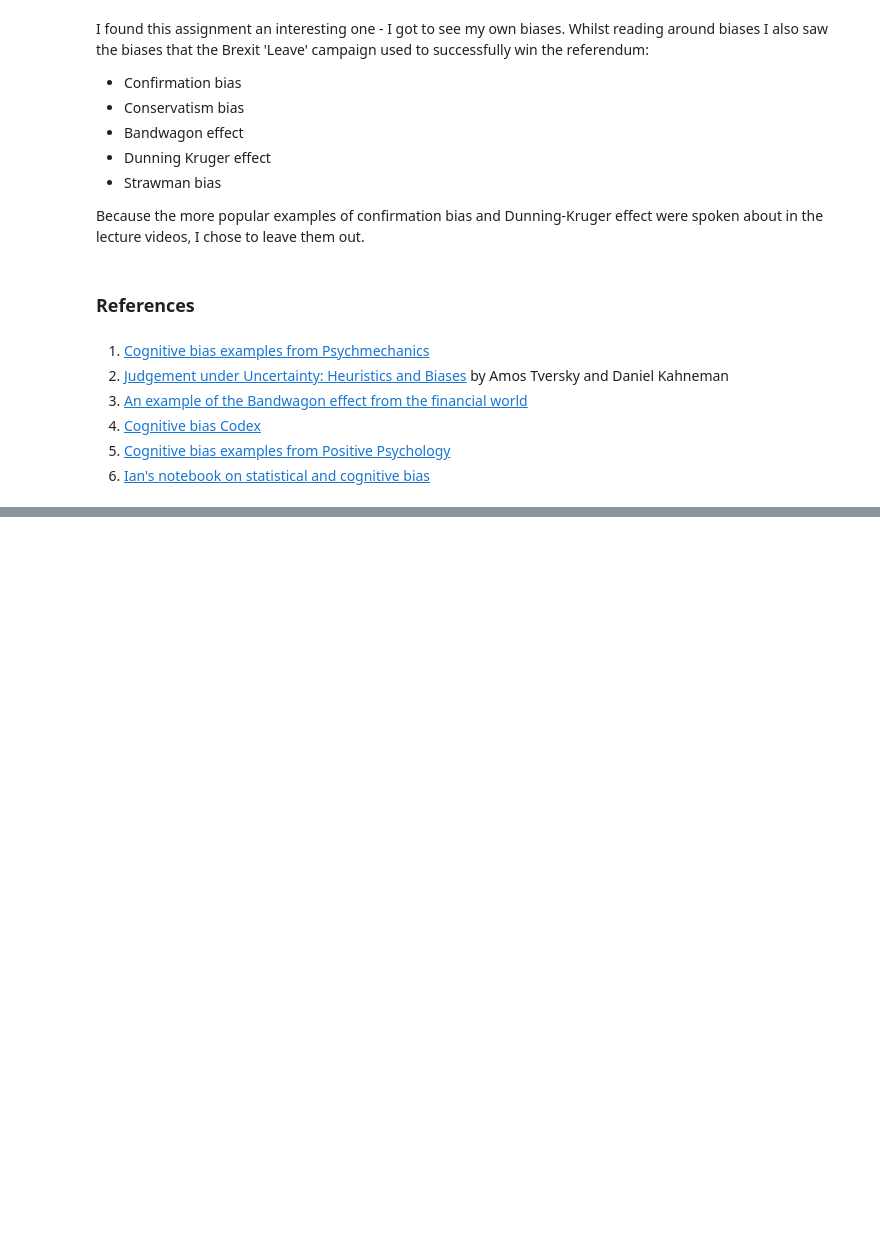
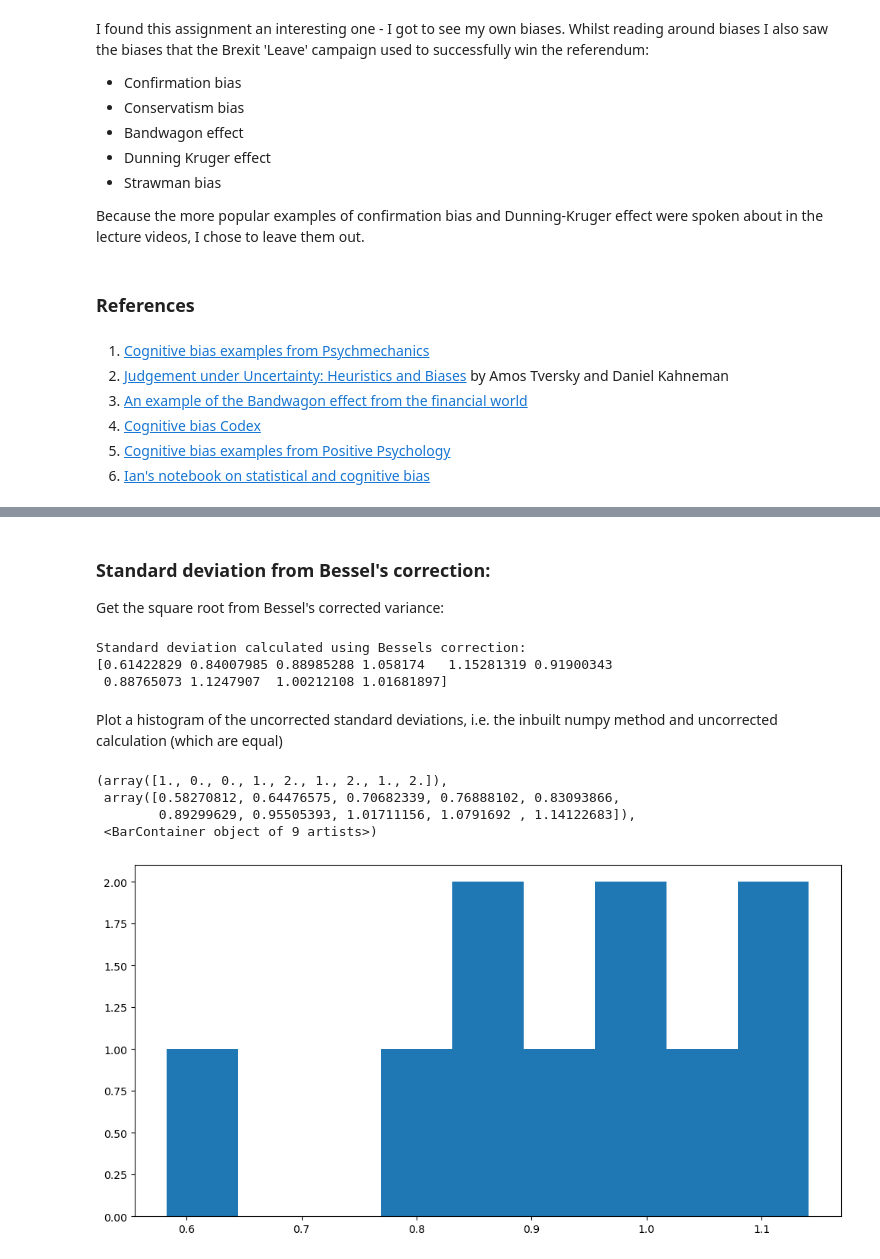
Before and after one commit to fabiofabrizi/fun-data-analysis, a Jupyter notebook: practicals/03-Bias-ex.ipynb, the cells around one changed output, grey strips where cells are left out. Cells and saved outputs as stored; diff of their text form; code cells hidden in the pictures; blank space fills up the shorter version.

```diff
--- a/practicals/03-Bias-ex.ipynb
+++ b/practicals/03-Bias-ex.ipynb
@@ -45,0 +55,10 @@ Because the more popular examples of confirmation bias and Dunning-Kruger effect
+# %%
+#input_sample = np.linspace(0, 100.0, num=11.0)
+#input_sample = np.linspace(0.0, 100.0, num=11)
+
+#print(input_sample)
+
+input_sample2 = [10, 20, 30, 40, 50, 60, 70, 80, 90, 100]
+# Convert to numpy array
+sample_sizes = np.asarray(input_sample2)
+sample_sizes
@@ -45,0 +219,23 @@ Because the more popular examples of confirmation bias and Dunning-Kruger effect
+# %% [markdown]
+### Standard deviation from Bessel's correction:
+Get the square root from Bessel's corrected variance:
+# %%
+print(f'\nStandard deviation calculated using Bessels correction: \n{std_dev_Bes}')
+# %% [output]
+Standard deviation calculated using Bessels correction:
+[0.61422829 0.84007985 0.88985288 1.058174   1.15281319 0.91900343
+ 0.88765073 1.1247907  1.00212108 1.01681897]
+# %% [markdown]
+Plot a histogram of the uncorrected standard deviations, i.e. the inbuilt numpy method and uncorrected calculation (which are equal)
+# %%
+# View a histogram - hopefully we can see the estimate is too small.
+fig, ax = plt.subplots(figsize=(12, 6))
+
+# Plot histogram.
+plt.hist(std_devs, bins=9)
+# %% [output]
+(array([1., 0., 0., 1., 2., 1., 2., 1., 2.]),
+ array([0.58270812, 0.64476575, 0.70682339, 0.76888102, 0.83093866,
+        0.89299629, 0.95505393, 1.01711156, 1.0791692 , 1.14122683]),
+ <BarContainer object of 9 artists>)
+[figure, added]
```
Also changed, not shown: parts of 18 cells of this notebook.
